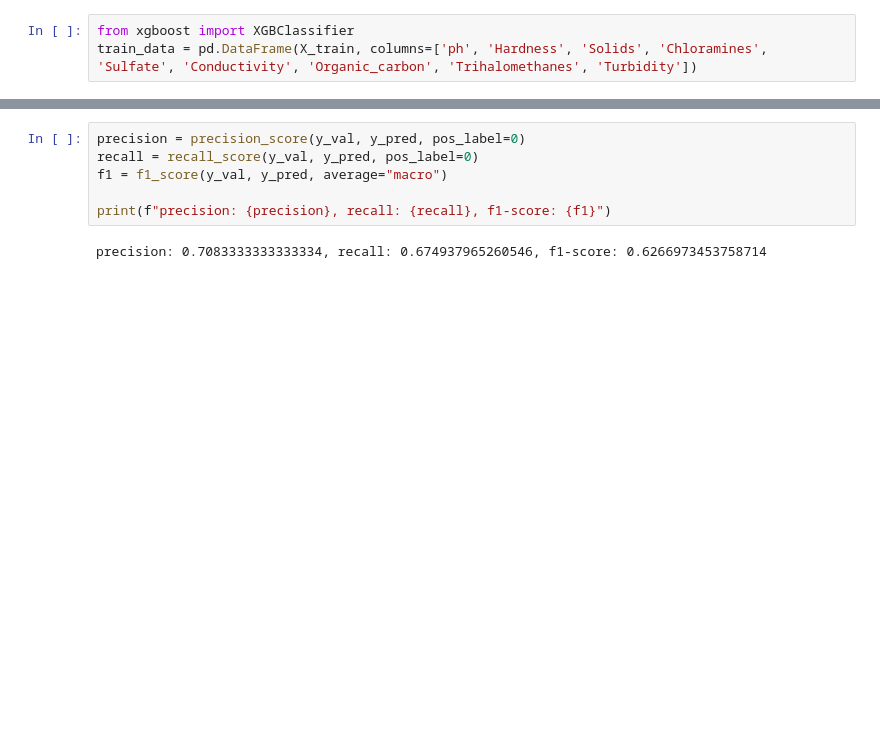
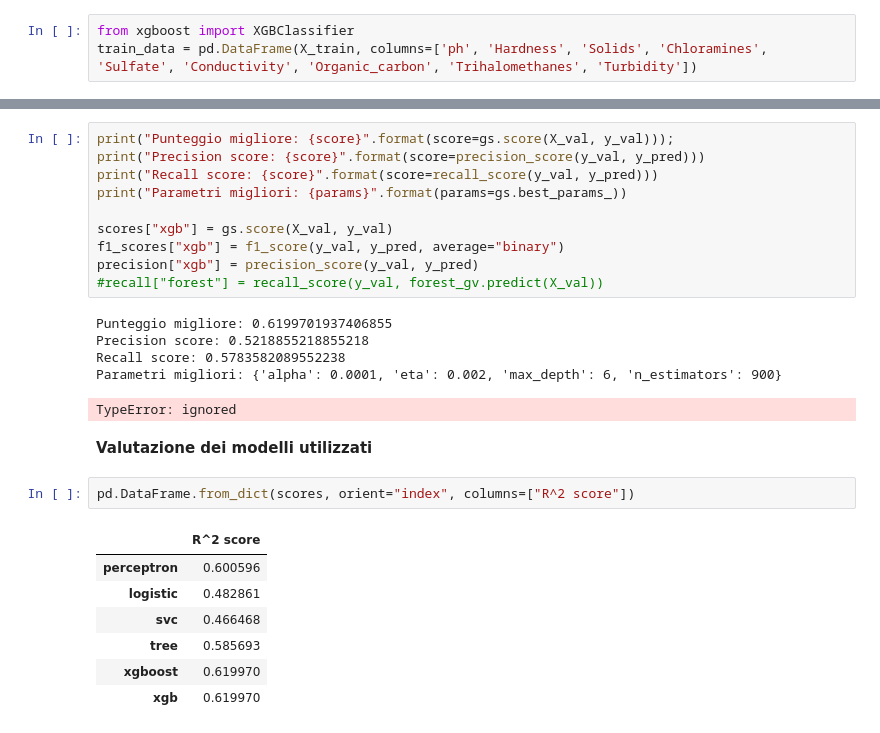
Before and after one commit to aleshark87/data-intensive-project, a Jupyter notebook: Progetto.ipynb, the cells around one changed output, grey strips where cells are left out. Cells and saved outputs as stored; diff of their text form; blank space fills up the shorter version.

```diff
--- a/Progetto.ipynb
+++ b/Progetto.ipynb
@@ -571,8 +570,28 @@ pd.DataFrame(cm, index=gs.best_estimator_.classes_, columns=gs.best_estimator_.c
-# %%
-precision = precision_score(y_val, y_pred, pos_label=0)
-recall = recall_score(y_val, y_pred, pos_label=0)
-f1 = f1_score(y_val, y_pred, average="macro")
-
-print(f"precision: {precision}, recall: {recall}, f1-score: {f1}")
-# %% [output]
-precision: 0.7083333333333334, recall: 0.674937965260546, f1-score: 0.6266973453758714
+# %%
+print("Punteggio migliore: {score}".format(score=gs.score(X_val, y_val)));
+print("Precision score: {score}".format(score=precision_score(y_val, y_pred)))
+print("Recall score: {score}".format(score=recall_score(y_val, y_pred)))
+print("Parametri migliori: {params}".format(params=gs.best_params_))
+
+scores["xgb"] = gs.score(X_val, y_val)
+f1_scores["xgb"] = f1_score(y_val, y_pred, average="binary")
+precision["xgb"] = precision_score(y_val, y_pred)
+#recall["forest"] = recall_score(y_val, forest_gv.predict(X_val))
+# %% [output]
+Punteggio migliore: 0.6199701937406855
+Precision score: 0.5218855218855218
+Recall score: 0.5783582089552238
+Parametri migliori: {'alpha': 0.0001, 'eta': 0.002, 'max_depth': 6, 'n_estimators': 900}
+TypeError: ignored
+# %% [markdown]
+**Valutazione dei modelli utilizzati**
+# %%
+pd.DataFrame.from_dict(scores, orient="index", columns=["R^2 score"])
+# %% [output]
+|  | R^2 score |
+| perceptron | 0.600596 |
+| logistic | 0.482861 |
+| svc | 0.466468 |
+| tree | 0.585693 |
+| xgboost | 0.619970 |
+| xgb | 0.619970 |
```
Also changed, not shown: parts of 11 cells of this notebook.
